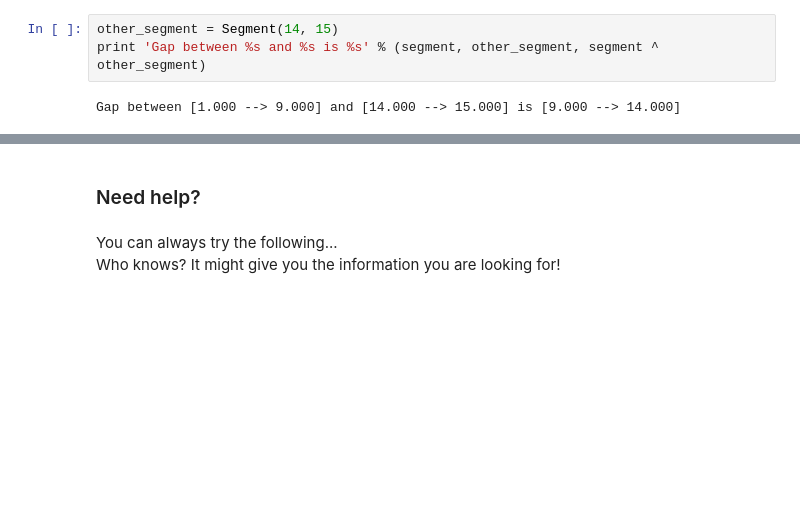
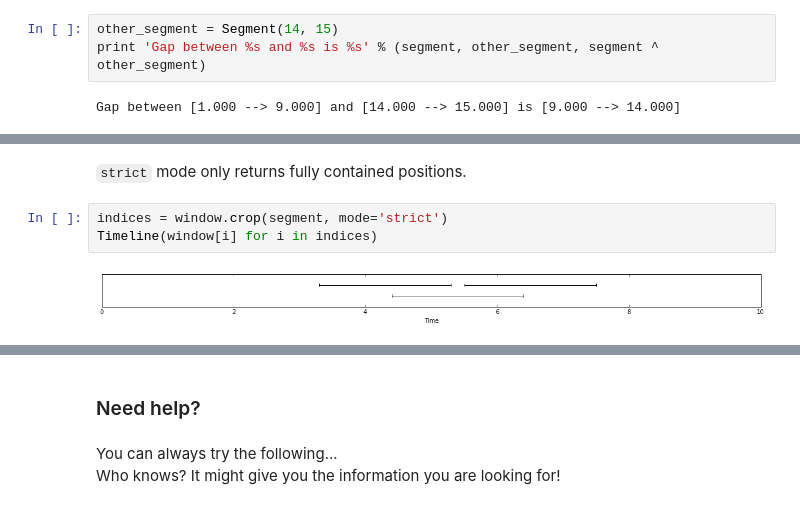
Before and after one commit to pyannote/pyannote-core, a Jupyter notebook: doc/pyannote.core.segment.ipynb, the cells around one changed output, grey strips where cells are left out. Saved outputs shown, nothing was run; the diff lists cells and outputs as text; blank space fills up the shorter version.

```diff
--- a/doc/pyannote.core.segment.ipynb
+++ b/doc/pyannote.core.segment.ipynb
@@ -100,0 +122,7 @@ Gap between [1.000 --> 9.000] and [14.000 --> 15.000] is [9.000 --> 14.000]
+# %% [markdown]
+`strict` mode only returns fully contained positions.
+# %%
+indices = window.crop(segment, mode='strict')
+Timeline(window[i] for i in indices)
+# %% [output]
+[figure, added]
```
Also changed, not shown: parts of 10 cells of this notebook, 1 other file.
